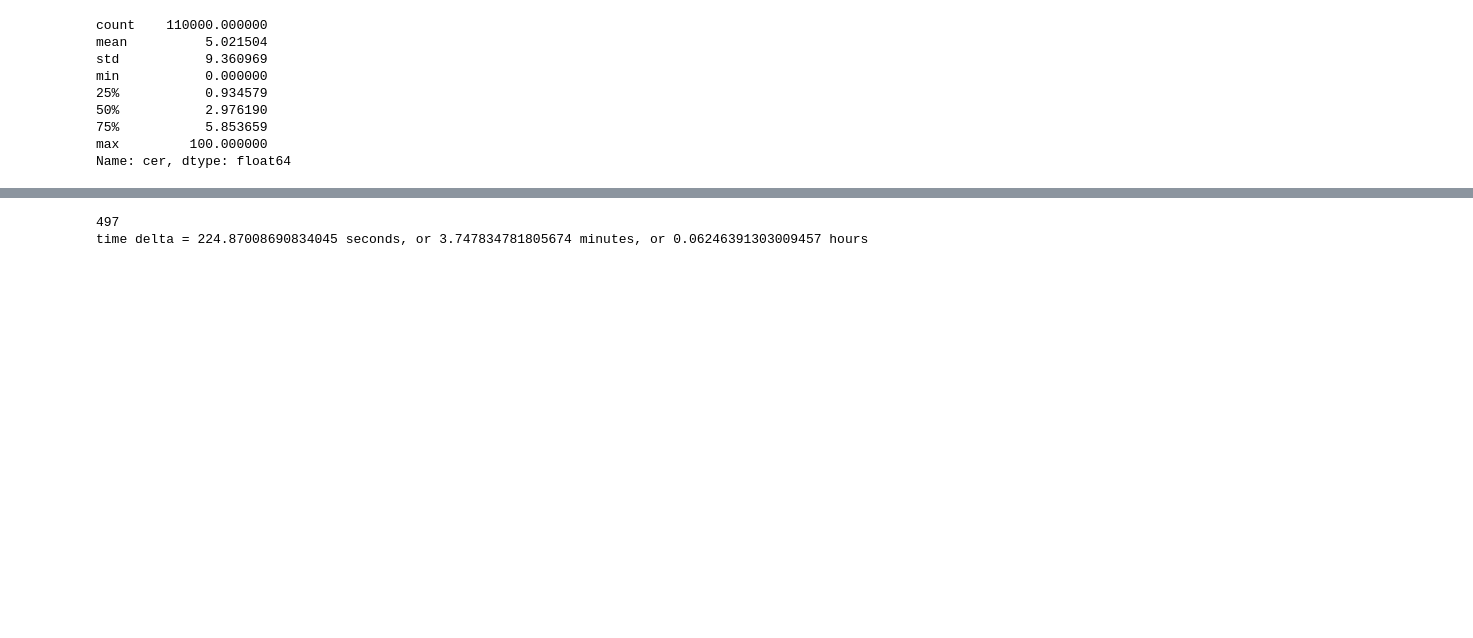
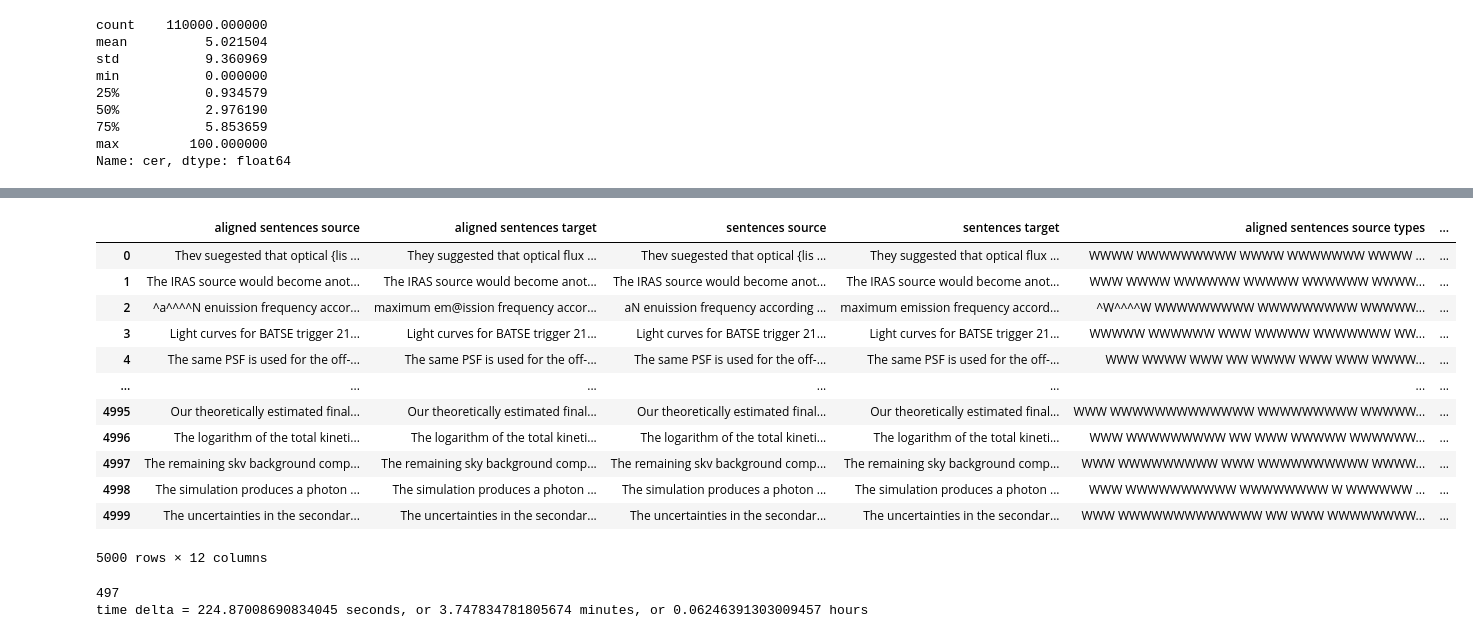
Before and after one commit to ReadingTimeMachine/ocr_post_correction, a Jupyter notebook: 0_exploration_new_data_new.ipynb, the cells around one changed output, grey strips where cells are left out. Saved outputs shown, nothing was run; the diff lists cells and outputs as text; code cells hidden in the pictures; blank space fills up the shorter version.

```diff
--- a/0_exploration_new_data_new.ipynb
+++ b/0_exploration_new_data_new.ipynb
@@ -232,3 +247,19 @@ Name: cer, dtype: float64
+# %%
+test_data
+# %% [output]
+|  | aligned sentences source | aligned sentences target | sentences source | sentences target | aligned sentences source types | ... |
+| 0 | Thev suegested that optical {lis ... | They suggested that optical flux ... | Thev suegested that optical {lis ... | They suggested that optical flux ... | WWWW WWWWWWWWW WWWW WWWWWWW WWWW ... | ... |
+| 1 | The IRAS source would become anot... | The IRAS source would become anot... | The IRAS source would become anot... | The IRAS source would become anot... | WWW WWWW WWWWWW WWWWW WWWWWW WWWW... | ... |
+| 2 | ^a^^^^N enuission frequency accor... | maximum em@ission frequency accor... | aN enuission frequency according ... | maximum emission frequency accord... | ^W^^^^W WWWWWWWWW WWWWWWWWW WWWWW... | ... |
+| 3 | Light curves for BATSE trigger 21... | Light curves for BATSE trigger 21... | Light curves for BATSE trigger 21... | Light curves for BATSE trigger 21... | WWWWW WWWWWW WWW WWWWW WWWWWWW WW... | ... |
+| 4 | The same PSF is used for the off-... | The same PSF is used for the off-... | The same PSF is used for the off-... | The same PSF is used for the off-... | WWW WWWW WWW WW WWWW WWW WWW WWWW... | ... |
+| ... | ... | ... | ... | ... | ... | ... |
+| 4995 | Our theoretically estimated final... | Our theoretically estimated final... | Our theoretically estimated final... | Our theoretically estimated final... | WWW WWWWWWWWWWWWW WWWWWWWWW WWWWW... | ... |
+| 4996 | The logarithm of the total kineti... | The logarithm of the total kineti... | The logarithm of the total kineti... | The logarithm of the total kineti... | WWW WWWWWWWWW WW WWW WWWWW WWWWWW... | ... |
+| 4997 | The remaining skv background comp... | The remaining sky background comp... | The remaining skv background comp... | The remaining sky background comp... | WWW WWWWWWWWW WWW WWWWWWWWWW WWWW... | ... |
+| 4998 | The simulation produces a photon ... | The simulation produces a photon ... | The simulation produces a photon ... | The simulation produces a photon ... | WWW WWWWWWWWWW WWWWWWWW W WWWWWW ... | ... |
+| 4999 | The uncertainties in the secondar... | The uncertainties in the secondar... | The uncertainties in the secondar... | The uncertainties in the secondar... | WWW WWWWWWWWWWWWW WW WWW WWWWWWWW... | ... |
+5000 rows × 12 columns
 # %%
 rerun_vocab = False
 
```
Also changed, not shown: parts of 1 cell of this notebook, 1 other file.
